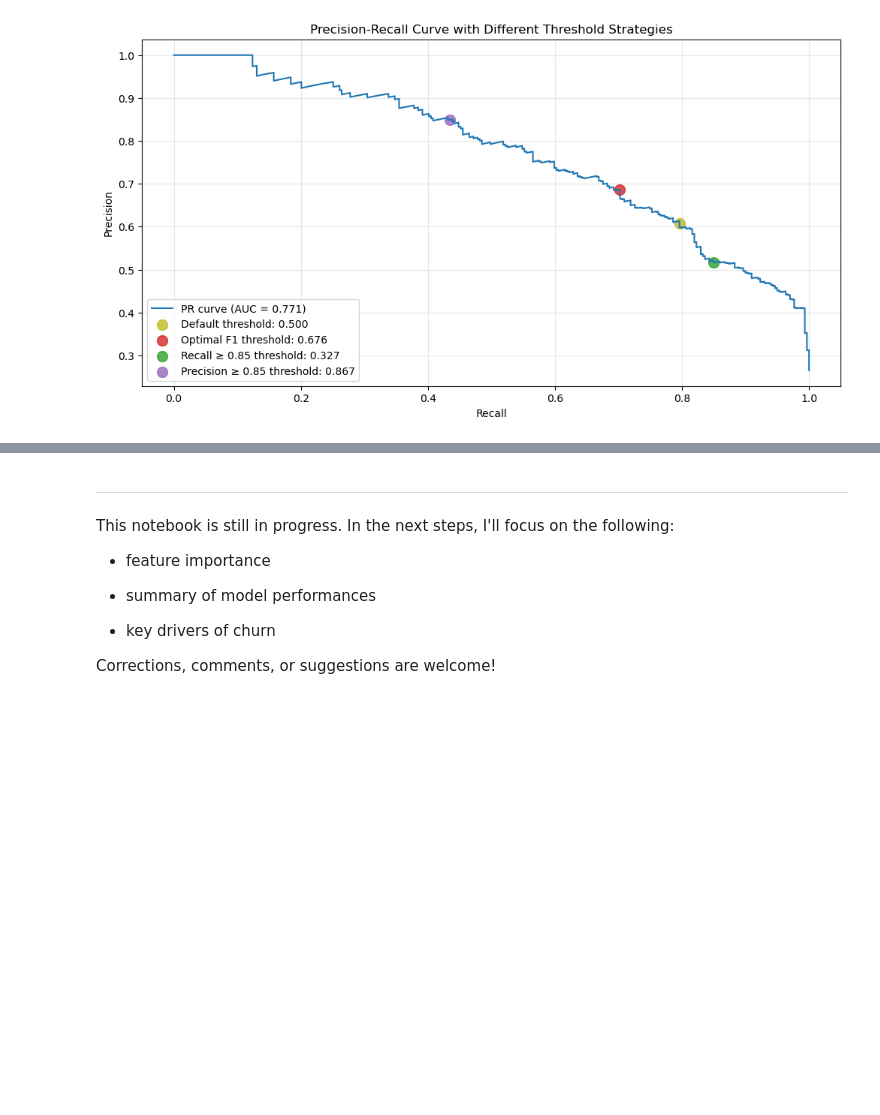
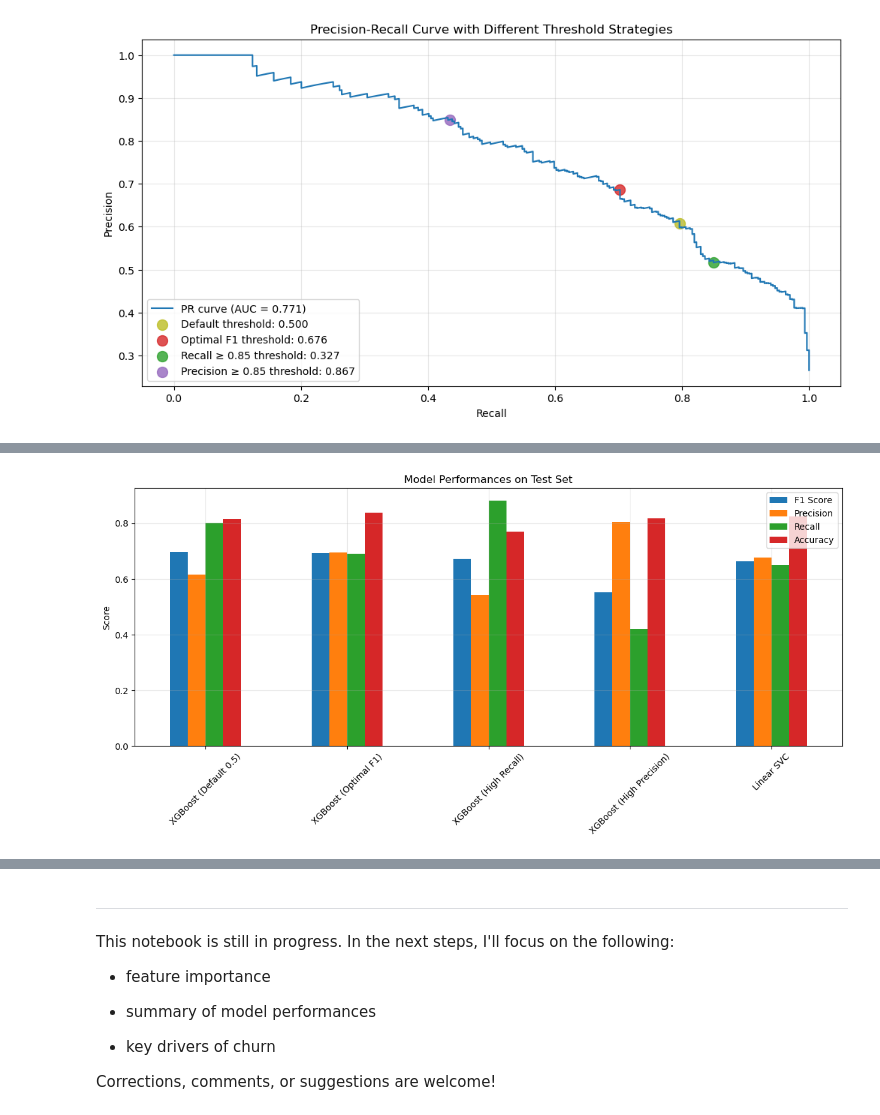
Before and after one commit to seckinadali/telco-churn-prediction, a Jupyter notebook: notebooks/03_modeling_and_evaluation.ipynb, the cells around one changed output, grey strips where cells are left out. Saved outputs shown, nothing was run; the diff lists cells and outputs as text; code cells hidden in the pictures; blank space fills up the shorter version.

Commit message:
Add test set evaluation including metric comparison, confusion matrices and classification reports

```diff
--- a/notebooks/03_modeling_and_evaluation.ipynb
+++ b/notebooks/03_modeling_and_evaluation.ipynb
@@ -1266,0 +1273,18 @@ plt.show()
+# %%
+# XGBoost probabilities
+y_test_prob_xgb = best_xgb.predict_proba(X_test)[:, 1]
+
+# XGBoost: Default threshold (0.5)
+y_test_pred_xgb_default = (y_test_prob_xgb >= 0.5).astype(int)
+
+# XGBoost: Optimal F1 threshold
+y_test_pred_xgb_f1 = (y_test_prob_xgb >= optimal_f1_threshold).astype(int)
+
+# XGBoost: Recall-focused threshold
+y_test_pred_xgb_recall = (y_test_prob_xgb >= recall_threshold).astype(int)
+
+# XGBoost: Precision-focused threshold
+y_test_pred_xgb_precision = (y_test_prob_xgb >= precision_threshold).astype(int)
+
+# Linear SVC
+y_test_pred_svc = best_svc.predict(X_test)
@@ -1266,0 +1335,12 @@ plt.show()
+# %%
+# Plot performance metrics
+test_performance_df.plot(kind='bar', figsize=(12, 6))
+plt.title('Model Performances on Test Set')
+plt.ylabel('Score')
+plt.xlabel('')
+plt.xticks(rotation=45)
+plt.grid(alpha=0.3)
+plt.tight_layout()
+plt.show()
+# %% [output]
+[figure, added]
```
Also changed, not shown: parts of 8 cells of this notebook.
